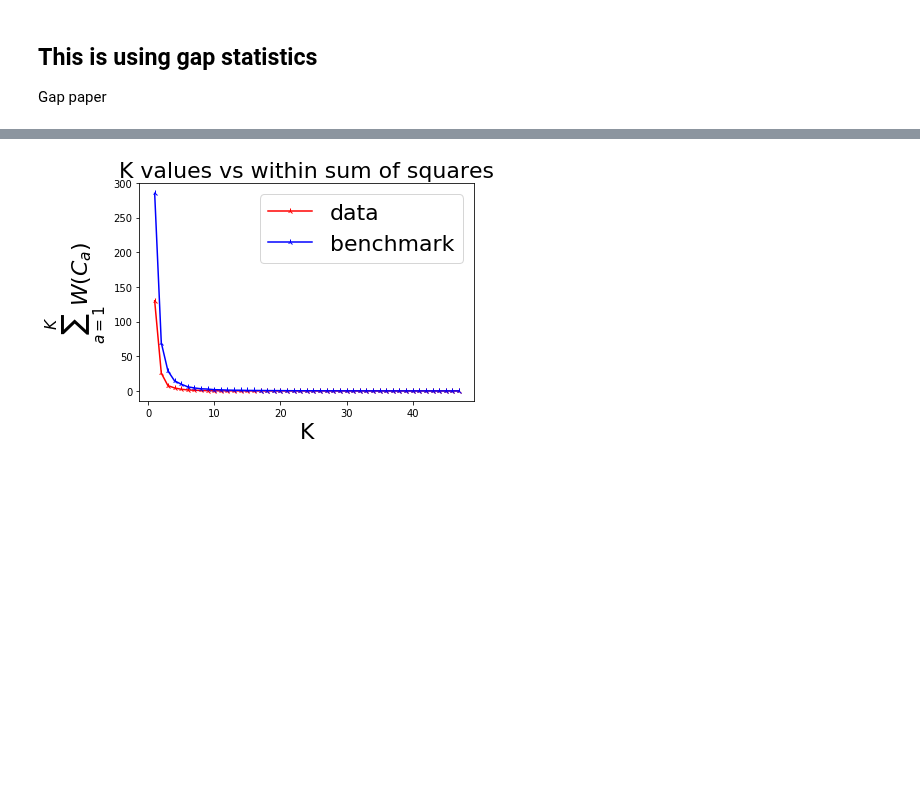
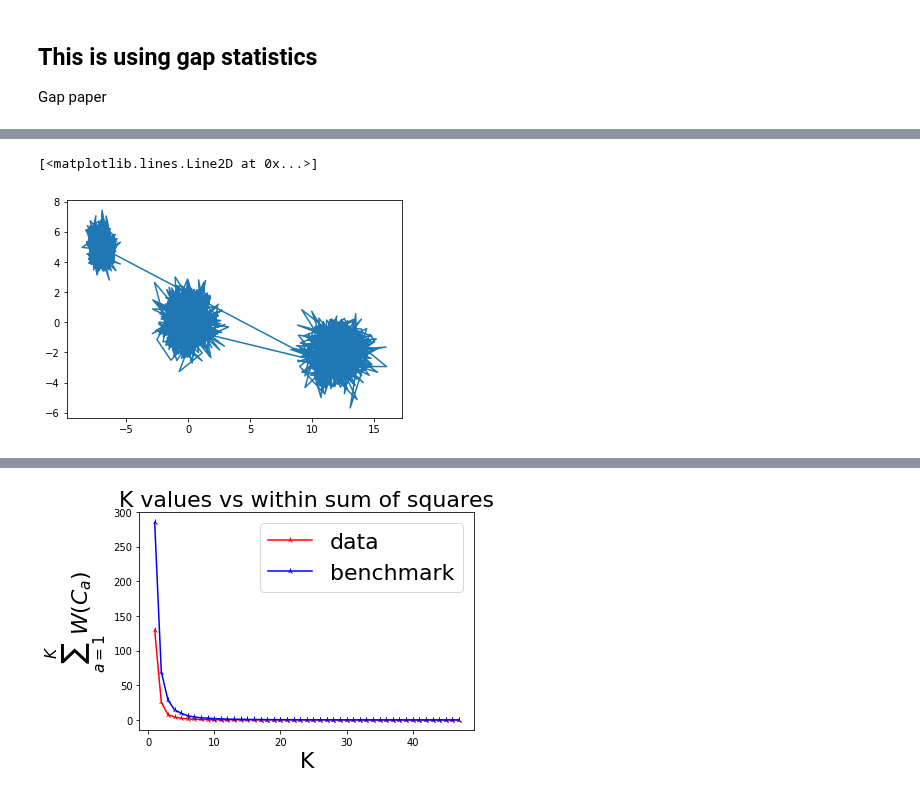
Before and after one commit to linsallyzhao/notebooks, a Jupyter notebook: ML_courseWork/Cluster_PCA.ipynb, the cells around one changed output, grey strips where cells are left out. Drawn from its saved outputs; the diff is of its cells as text; code cells hidden in the pictures; blank space fills up the shorter version.

```diff
--- a/ML_courseWork/Cluster_PCA.ipynb
+++ b/ML_courseWork/Cluster_PCA.ipynb
@@ -294,0 +403,14 @@ def present_K_choice(sumMa, labelS=22, tS=22):
+# %%
+x = np.append(x1, x2)
+x = np.append(x, x3)
+y = np.append(y1, y2)
+y = np.append(y, y3)
+
+example = pd.DataFrame(dtype=float)
+example['x'] = x
+example['y'] = y
+
+plt.plot(example['x'], example['y'])
+# %% [output]
+[<matplotlib.lines.Line2D at 0x...>]
+[figure, added]
```
Also changed, not shown: parts of 37 cells of this notebook, 6 other files.
